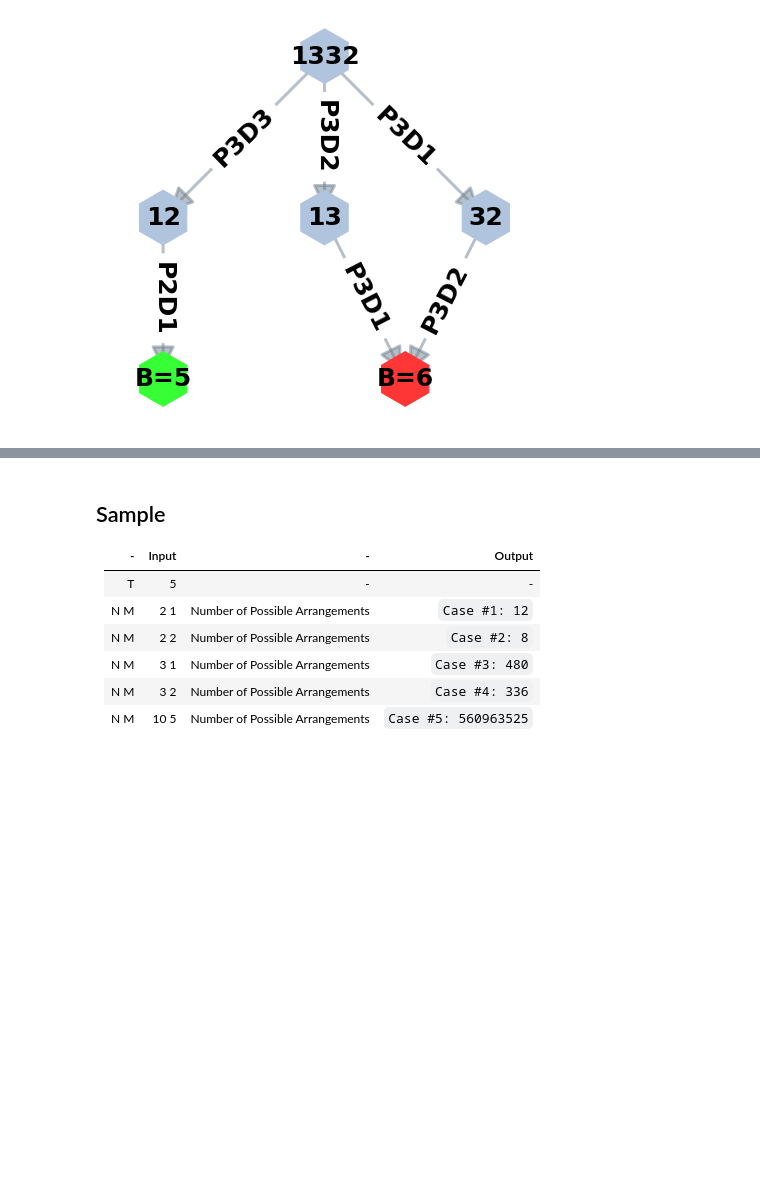
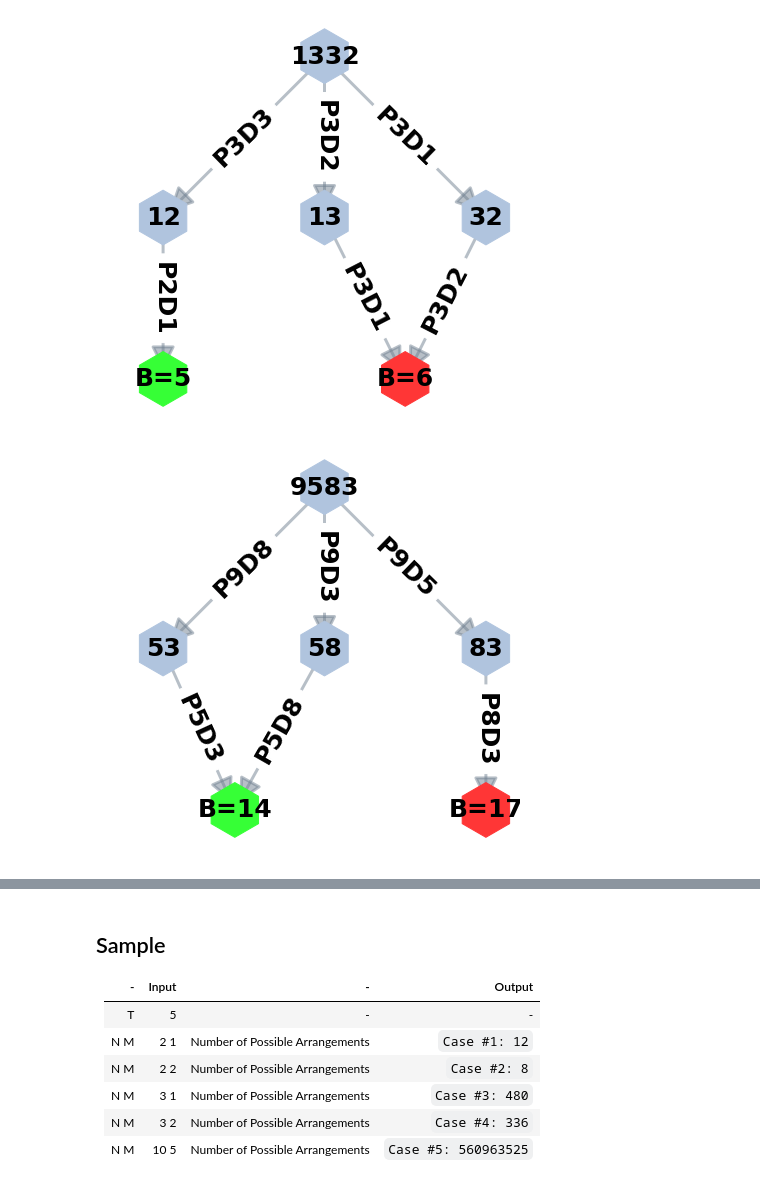
Before and after one commit to OlgaBelitskaya/colab_notebooks, a Jupyter notebook: kickstart_h2018.ipynb, the cells around one changed output, grey strips where cells are left out. Saved outputs shown, nothing was run; the diff lists cells and outputs as text; code cells hidden in the pictures; blank space fills up the shorter version.

```diff
--- a/kickstart_h2018.ipynb
+++ b/kickstart_h2018.ipynb
@@ -344,6 +344,35 @@ nx.draw_networkx_labels(GG, pos, font_size=25, font_weight='bold')
 plt.axis('equal'); plt.axis('off');
 # %% [output]
 [figure]
+# %%
+# Case 2
+plt.figure(figsize=(7,7))
+GG = nx.DiGraph()
+# P - the score of a painted wall, D - the score of a destroyed wall
+
+GG.add_edges_from([('9583','53'), ('9583','58'), ('9583','83')])
+GG.add_edges_from([('53','B=14'), ('58','B=14'), ('83','B=17')])
+edge_labels = {('9583','53'):'P9D8', ('9583','58'):'P9D3', ('9583','83'):'P9D5',
+               ('53','B=14'):'P5D3', ('58','B=14'):'P5D8', ('83','B=17'):'P8D3'}
+
+pos = graphviz_layout(GG, prog='dot')
+
+node_colors = ['lightsteelblue', 'lightsteelblue', 'lightsteelblue',
+               'lightsteelblue','#36ff36', '#ff3636']
+
+nx.draw_networkx_nodes(GG, pos, node_size=3000,
+                       node_shape='h', node_color=node_colors)
+nx.draw_networkx_edges(GG, pos, width=3, alpha=0.5,
+                       edge_color='slategray',
+                       arrowsize=50, arrowstyle='-|>')
+
+nx.draw_networkx_edge_labels(GG, pos, edge_labels,
+                             font_size=25, font_weight='bold')
+nx.draw_networkx_labels(GG, pos, font_size=25, font_weight='bold')
+
+plt.axis('equal'); plt.axis('off');
+# %% [output]
+[figure, added]
 # %% [markdown]
 ## Problem C. Let Me Count The Ways
 
```
Also changed, not shown: parts of 1 cell of this notebook.
